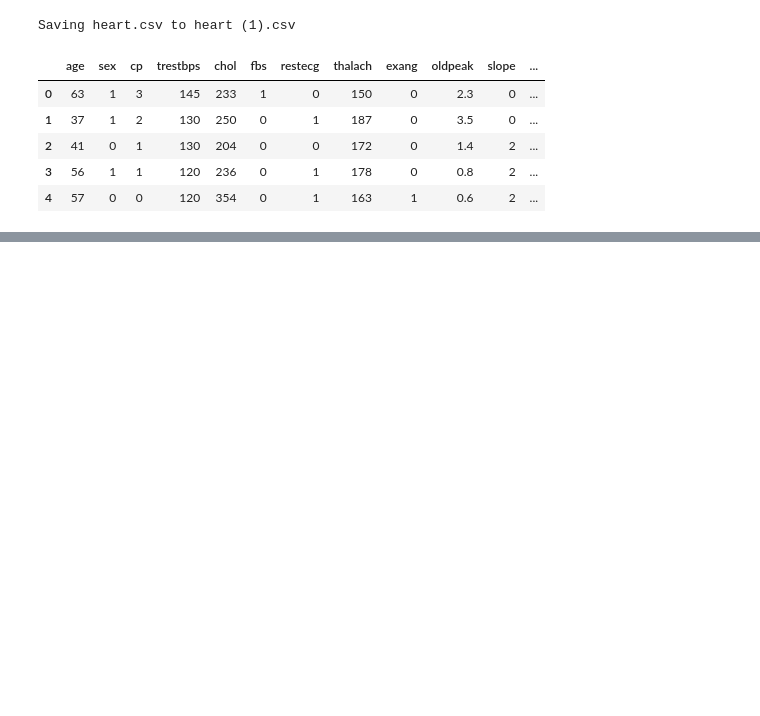
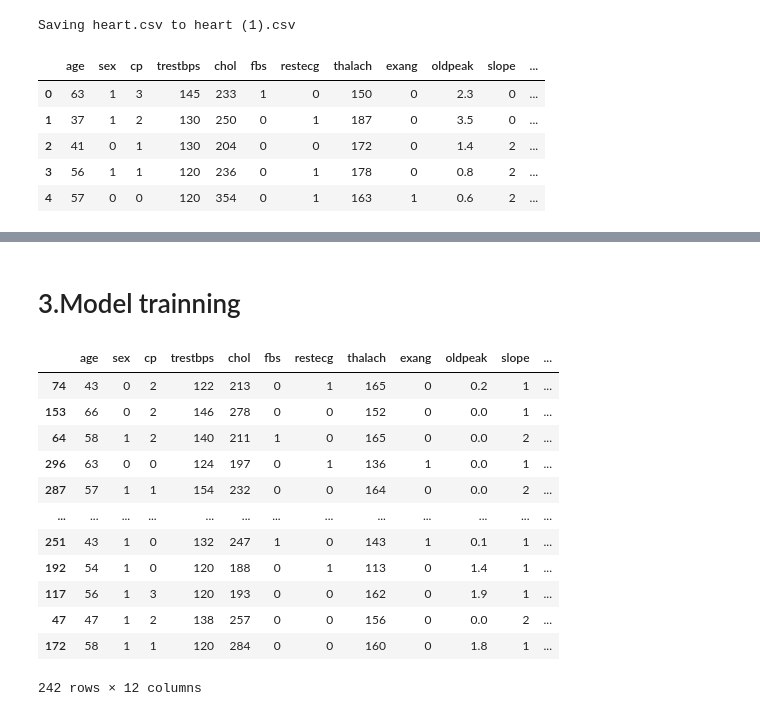
Before and after one commit to Louie-in-yr-AREA/heart, a Jupyter notebook: assignment2.ipynb, the cells around one changed output, grey strips where cells are left out. Drawn from its saved outputs; the diff is of its cells as text; code cells hidden in the pictures; blank space fills up the shorter version.

```diff
--- a/assignment2.ipynb
+++ b/assignment2.ipynb
@@ -136,0 +63,35 @@ weighted avg       0.81      0.80      0.80        61
+# %% [markdown]
+# 3.Model trainning
+# %%
+#model training
+'''
+In machine learning, we usually split the original data into a "test set" and a "training set" in proportion to their size.
+Here we are using train_test_split to split the data.
+random_state: actually the number of the group of random numbers, in the need to repeat the test, to ensure that the same set of random numbers
+X: the set of sample features to be divided
+y_test: the sample results to be divided
+test_size: the proportion of samples, if it is an integer, it is the number of samples
+'''
+# ................ Splitting the Dataset into the Training set and Test set ................
+from sklearn.model_selection import train_test_split
+X_train,X_test,y_train,y_test=train_test_split(X,y,test_size=.2,random_state=0)
+#The random_state here is to ensure that the program splits
+#the same training set and test set every time it is run.
+#Otherwise, the same algorithm model does not work the same on different training and test sets.
+
+
+X_train#we split the training set and the test set randonmly in the ratio of 4:1, so 242 samples are obtained as the training set.
+# %% [output]
+|  | age | sex | cp | trestbps | chol | fbs | restecg | thalach | exang | oldpeak | slope | ... |
+| 74 | 43 | 0 | 2 | 122 | 213 | 0 | 1 | 165 | 0 | 0.2 | 1 | ... |
+| 153 | 66 | 0 | 2 | 146 | 278 | 0 | 0 | 152 | 0 | 0.0 | 1 | ... |
+| 64 | 58 | 1 | 2 | 140 | 211 | 1 | 0 | 165 | 0 | 0.0 | 2 | ... |
+| 296 | 63 | 0 | 0 | 124 | 197 | 0 | 1 | 136 | 1 | 0.0 | 1 | ... |
+| 287 | 57 | 1 | 1 | 154 | 232 | 0 | 0 | 164 | 0 | 0.0 | 2 | ... |
+| ... | ... | ... | ... | ... | ... | ... | ... | ... | ... | ... | ... | ... |
+| 251 | 43 | 1 | 0 | 132 | 247 | 1 | 0 | 143 | 1 | 0.1 | 1 | ... |
+| 192 | 54 | 1 | 0 | 120 | 188 | 0 | 1 | 113 | 0 | 1.4 | 1 | ... |
+| 117 | 56 | 1 | 3 | 120 | 193 | 0 | 0 | 162 | 0 | 1.9 | 1 | ... |
+| 47 | 47 | 1 | 2 | 138 | 257 | 0 | 0 | 156 | 0 | 0.0 | 2 | ... |
+| 172 | 58 | 1 | 1 | 120 | 284 | 0 | 0 | 160 | 0 | 1.8 | 1 | ... |
+242 rows × 12 columns
```
Also changed, not shown: parts of 23 cells of this notebook.
